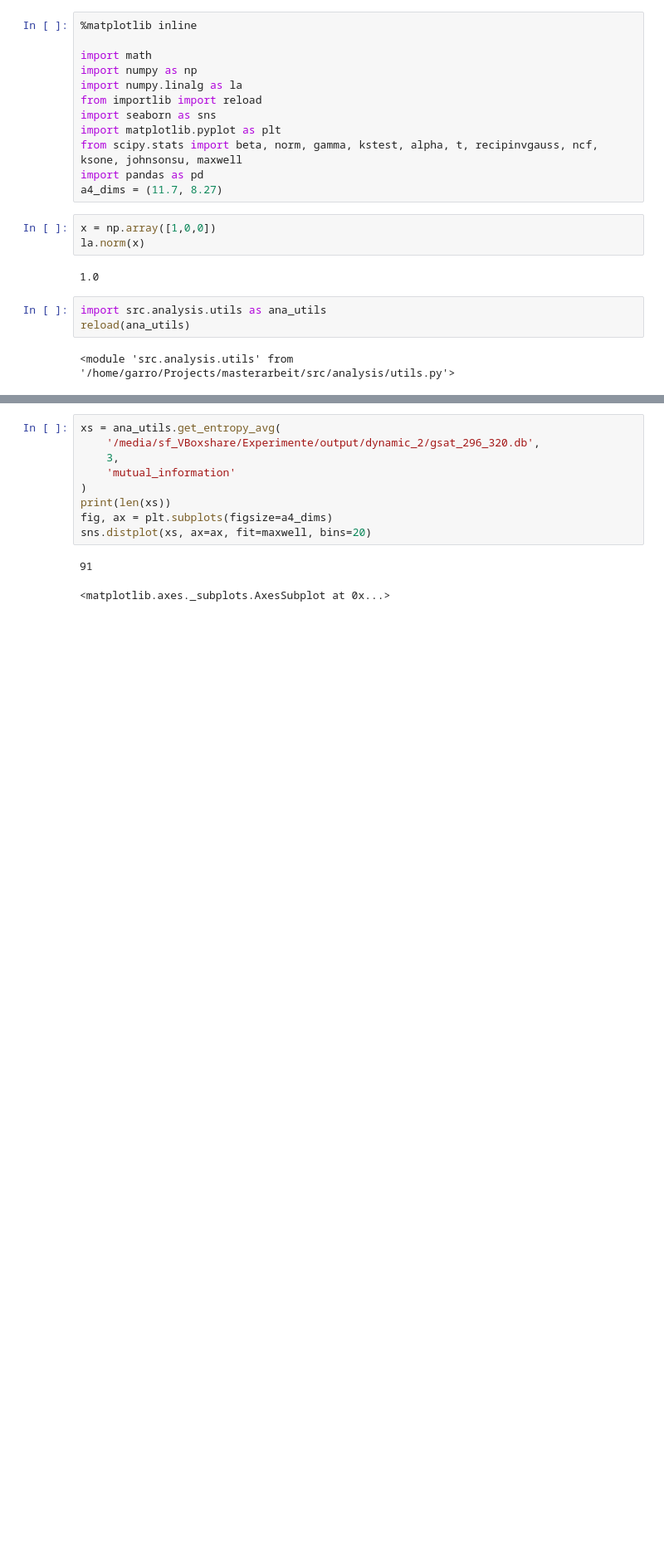
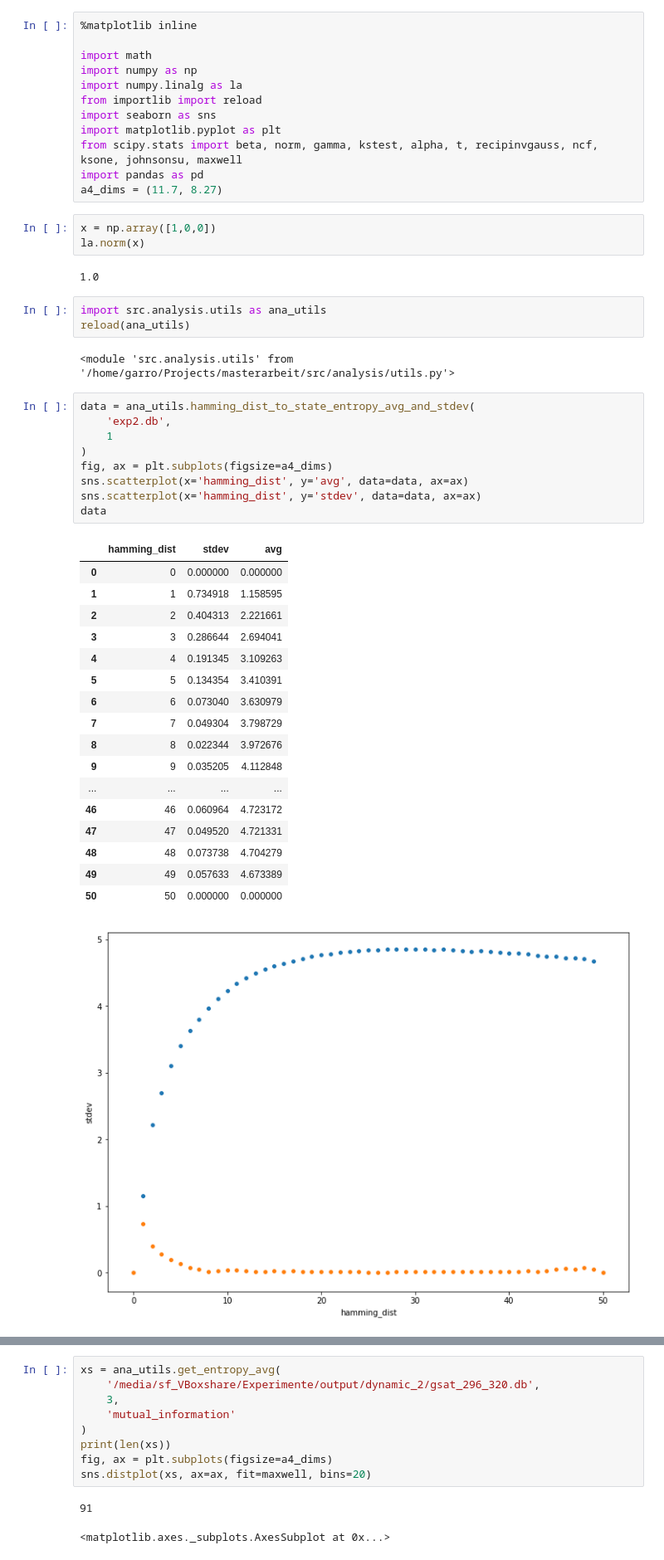
Before and after one commit to SRechenberger/Masterarbeit_Code, a Jupyter notebook: analysis.ipynb, the cells around one changed output, grey strips where cells are left out. Shown: that part at 83% size. Saved outputs shown, nothing was run; the diff lists cells and outputs as text; blank space fills up the shorter version.

```diff
--- a/analysis.ipynb
+++ b/analysis.ipynb
@@ -20,5 +20,33 @@ import src.analysis.utils as ana_utils
 reload(ana_utils)
 # %% [output]
 <module 'src.analysis.utils' from '/home/garro/Projects/masterarbeit/src/analysis/utils.py'>
+# %%
+data = ana_utils.hamming_dist_to_state_entropy_avg_and_stdev(
+    'exp2.db',
+    1
+)
+fig, ax = plt.subplots(figsize=a4_dims)
+sns.scatterplot(x='hamming_dist', y='avg', data=data, ax=ax)
+sns.scatterplot(x='hamming_dist', y='stdev', data=data, ax=ax)
+data
+# %% [output]
+|  | hamming_dist | stdev | avg |
+| 0 | 0 | 0.000000 | 0.000000 |
+| 1 | 1 | 0.734918 | 1.158595 |
+| 2 | 2 | 0.404313 | 2.221661 |
+| 3 | 3 | 0.286644 | 2.694041 |
+| 4 | 4 | 0.191345 | 3.109263 |
+| 5 | 5 | 0.134354 | 3.410391 |
+| 6 | 6 | 0.073040 | 3.630979 |
+| 7 | 7 | 0.049304 | 3.798729 |
+| 8 | 8 | 0.022344 | 3.972676 |
+| 9 | 9 | 0.035205 | 4.112848 |
+| ... | ... | ... | ... |
+| 46 | 46 | 0.060964 | 4.723172 |
+| 47 | 47 | 0.049520 | 4.721331 |
+| 48 | 48 | 0.073738 | 4.704279 |
+| 49 | 49 | 0.057633 | 4.673389 |
+| 50 | 50 | 0.000000 | 0.000000 |
+[figure, added]
 # %%
 data=ana_utils.tms_entropy('experiments.db', satisfies=lambda _, h, c: c and h>0.1)
```
Also changed, not shown: parts of 11 cells of this notebook, 1 other file.
